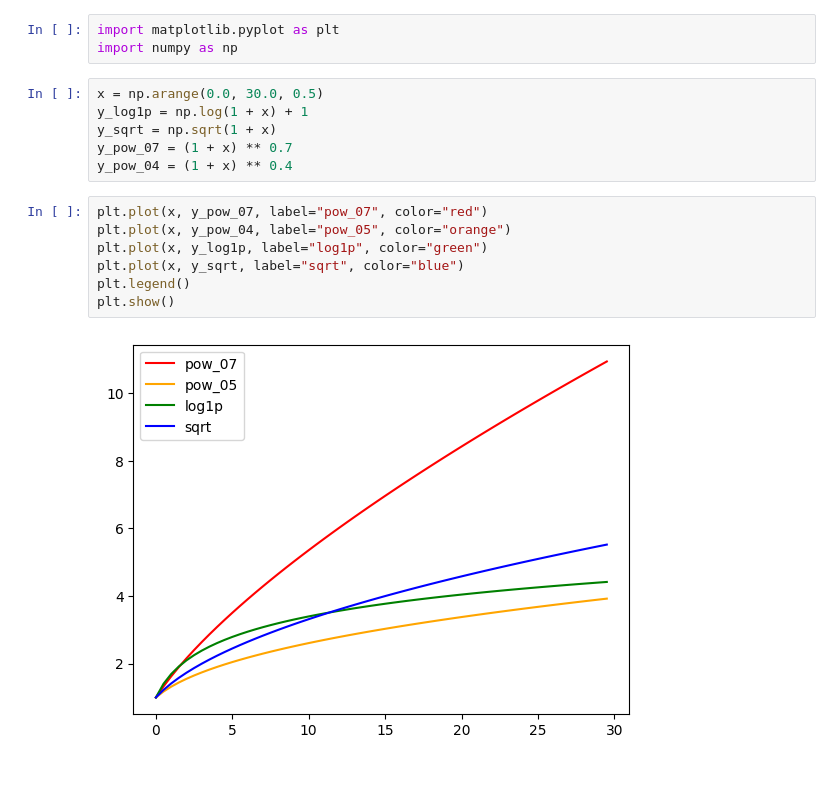
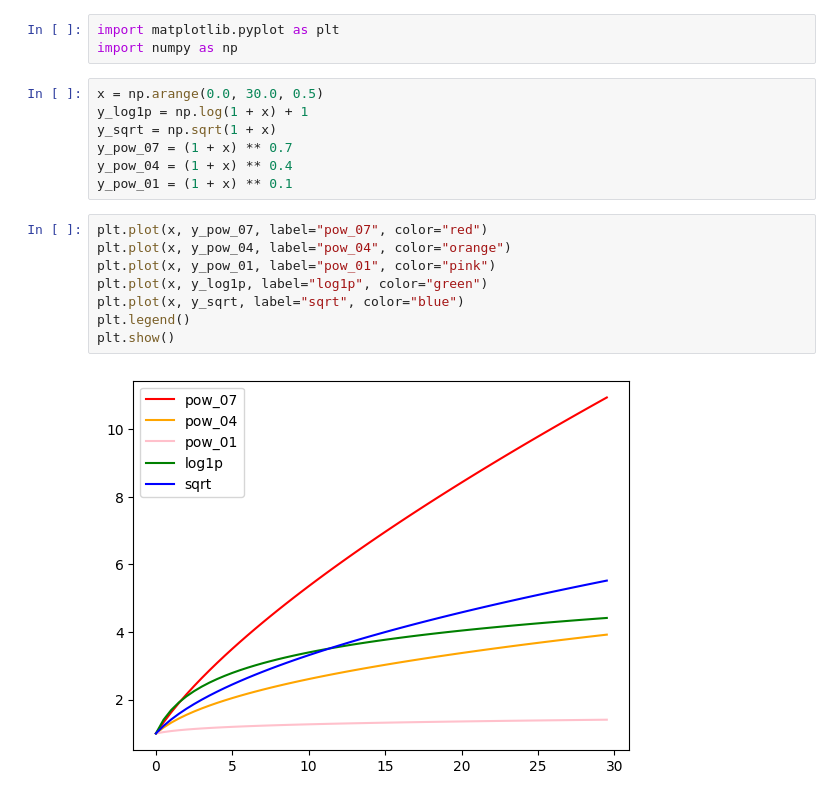
Before and after one commit to yqngzh/yzhang-adhoc-analysis, a Jupyter notebook: 2024Q1_listing_signals/pw_functions.ipynb, the cells around one changed output. Saved outputs shown, nothing was run; the diff lists cells and outputs as text.

Commit message:
update pw function plot

```diff
--- a/2024Q1_listing_signals/pw_functions.ipynb
+++ b/2024Q1_listing_signals/pw_functions.ipynb
@@ -7,12 +7,14 @@ y_log1p = np.log(1 + x) + 1
 y_sqrt = np.sqrt(1 + x)
 y_pow_07 = (1 + x) ** 0.7
 y_pow_04 = (1 + x) ** 0.4
+y_pow_01 = (1 + x) ** 0.1
 # %%
 plt.plot(x, y_pow_07, label="pow_07", color="red")
-plt.plot(x, y_pow_04, label="pow_05", color="orange")
+plt.plot(x, y_pow_04, label="pow_04", color="orange")
+plt.plot(x, y_pow_01, label="pow_01", color="pink")
 plt.plot(x, y_log1p, label="log1p", color="green")
 plt.plot(x, y_sqrt, label="sqrt", color="blue")
 plt.legend()
 plt.show()
 # %% [output]
-[figure, old version]
+[figure, new version]
```
